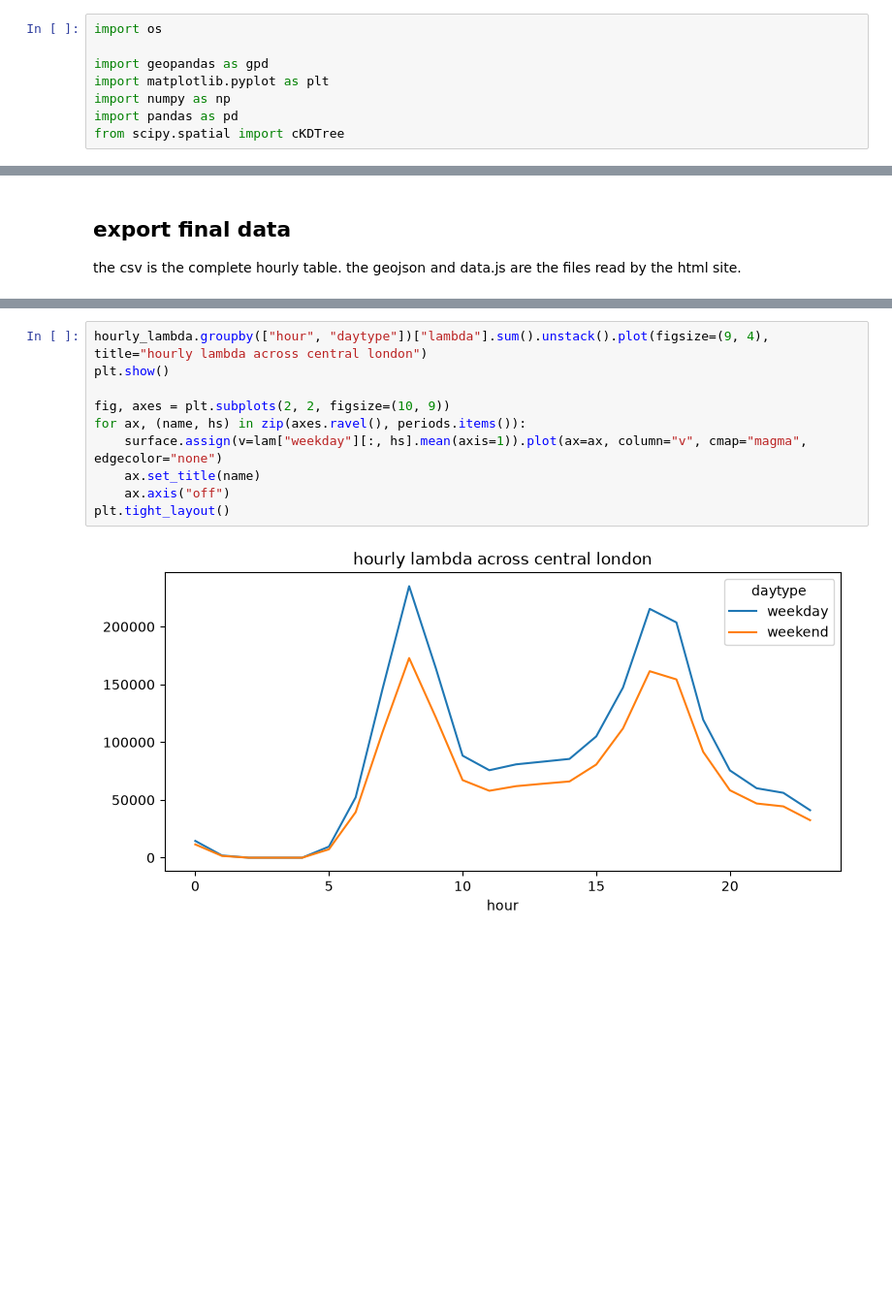
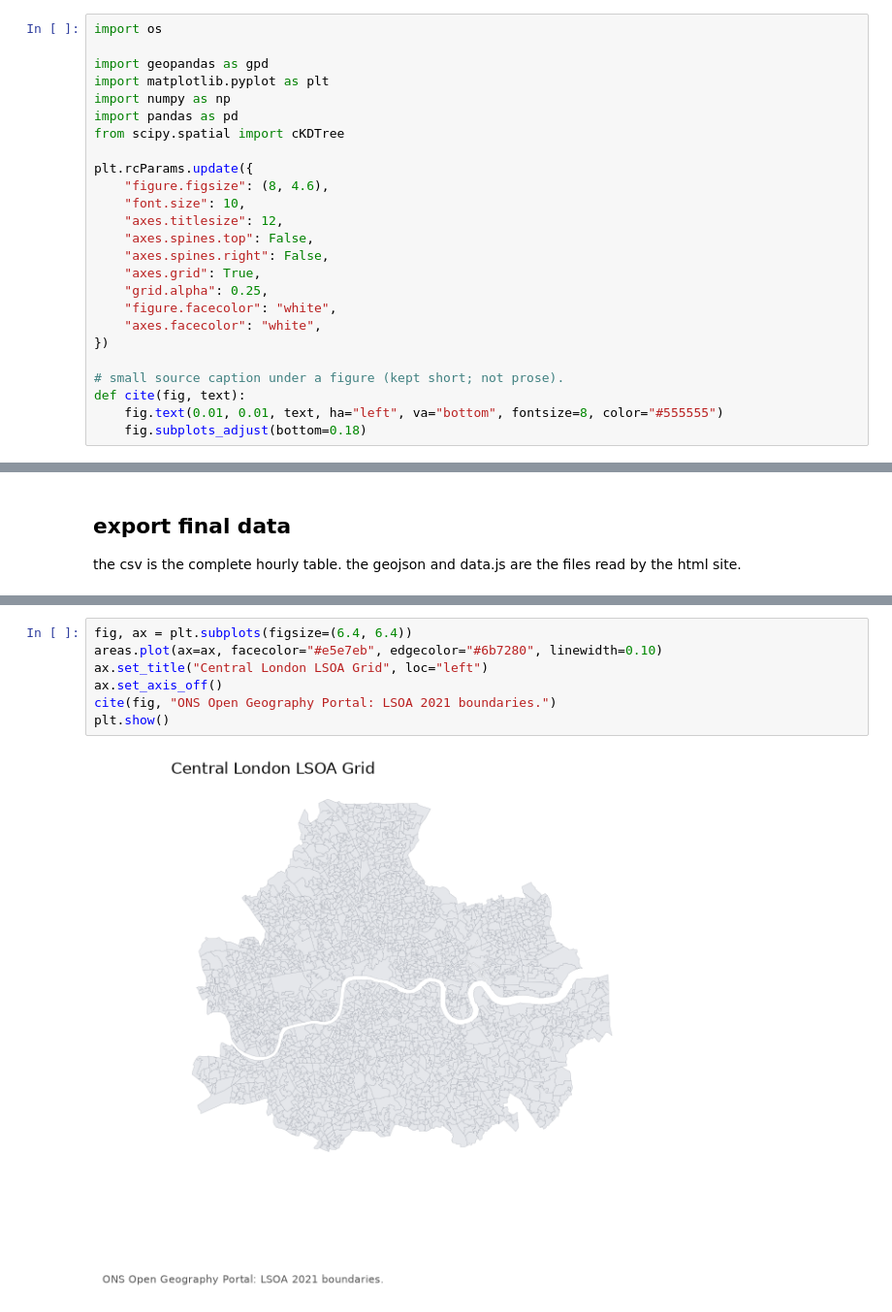
Before and after one commit to sid-081205/street-giving-london, a Jupyter notebook: analysis.ipynb, the cells around one changed output, grey strips where cells are left out. Shown at 97% size. Cells and saved outputs as stored; diff of their text form; blank space fills up the shorter version.

```diff
--- a/analysis.ipynb
+++ b/analysis.ipynb
@@ -10,6 +10,23 @@ import matplotlib.pyplot as plt
 import numpy as np
 import pandas as pd
 from scipy.spatial import cKDTree
+
+plt.rcParams.update({
+    "figure.figsize": (8, 4.6),
+    "font.size": 10,
+    "axes.titlesize": 12,
+    "axes.spines.top": False,
+    "axes.spines.right": False,
+    "axes.grid": True,
+    "grid.alpha": 0.25,
+    "figure.facecolor": "white",
+    "axes.facecolor": "white",
+})
+
+# small source caption under a figure (kept short; not prose).
+def cite(fig, text):
+    fig.text(0.01, 0.01, text, ha="left", va="bottom", fontsize=8, color="#555555")
+    fig.subplots_adjust(bottom=0.18)
 # %% [markdown]
 ## load prepared data
 
@@ -175,12 +352,9 @@ these plots check the final hourly pattern and the broad weekday time-period sur
 # %%
-hourly_lambda.groupby(["hour", "daytype"])["lambda"].sum().unstack().plot(figsize=(9, 4), title="hourly lambda across central london")
+fig, ax = plt.subplots(figsize=(6.4, 6.4))
+areas.plot(ax=ax, facecolor="#e5e7eb", edgecolor="#6b7280", linewidth=0.10)
+ax.set_title("Central London LSOA Grid", loc="left")
+ax.set_axis_off()
+cite(fig, "ONS Open Geography Portal: LSOA 2021 boundaries.")
 plt.show()
-
-fig, axes = plt.subplots(2, 2, figsize=(10, 9))
-for ax, (name, hs) in zip(axes.ravel(), periods.items()):
-    surface.assign(v=lam["weekday"][:, hs].mean(axis=1)).plot(ax=ax, column="v", cmap="magma", edgecolor="none")
-    ax.set_title(name)
-    ax.axis("off")
-plt.tight_layout()
 # %% [output]
-[figure, old version]
+[figure, new version]
```
Also changed, not shown: parts of 37 cells of this notebook, 19 other files.
